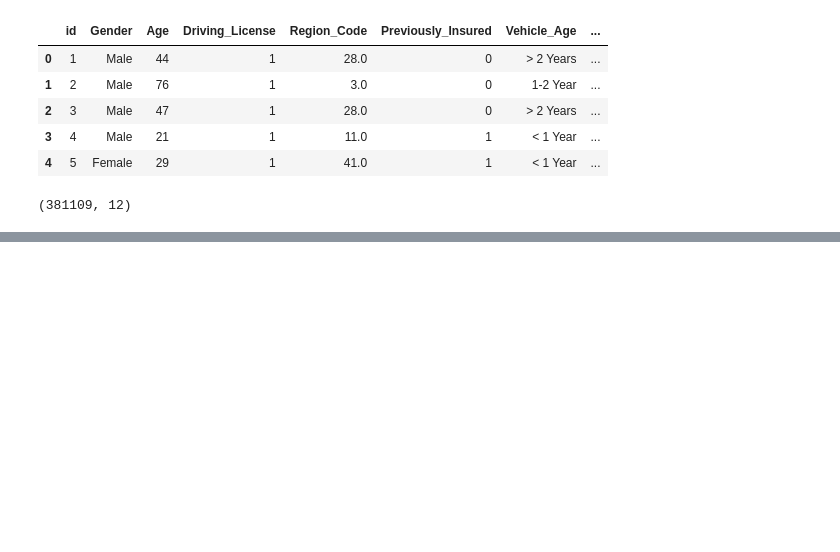
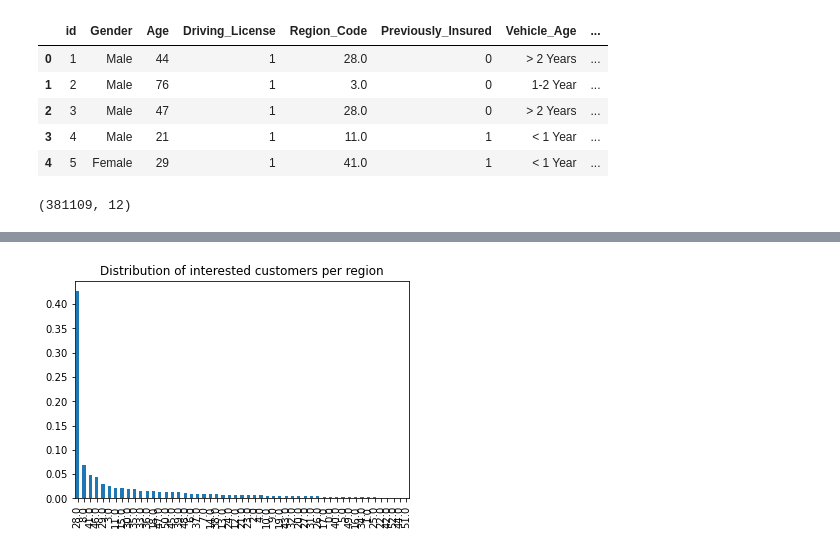
Before and after one commit to asyntychaki/Health-Insurance-Cross-Sell, a Jupyter notebook: 1-Past-insurance.ipynb, the cells around one changed output, grey strips where cells are left out. Saved outputs shown, nothing was run; the diff lists cells and outputs as text; code cells hidden in the pictures; blank space fills up the shorter version.

```diff
--- a/1-Past-insurance.ipynb
+++ b/1-Past-insurance.ipynb
@@ -27,3 +38,4 @@ df_dam_tot.shape[0]
 # %%
-# Total nbr of customers that had a vehicle damage
-df_dam_ins =
+# Total nbr of customers that are interested in a vehicle insurance
+df_pos_tot = df[df['Response']==1]
+df_pos_tot.head()
@@ -29,0 +49,6 @@ df_dam_ins =
+# %%
+# How are the customers interested in a vehicle insurance distributed per region?
+(df_pos_tot['Region_Code'].value_counts()/df_pos_tot.shape[0]).plot(kind="bar");
+plt.title("Distribution of interested customers per region");
+# %% [output]
+[figure, added]
```
Also changed, not shown: parts of 4 cells of this notebook, 1 other file.
